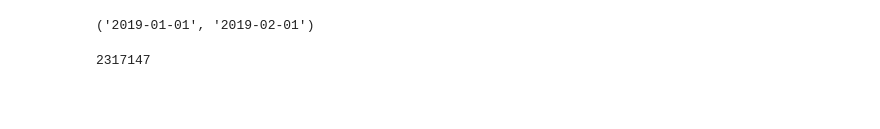
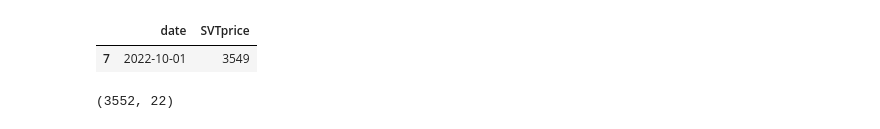
Before and after one commit to RichardHaythorn/PriceCapPredictor, a Jupyter notebook: dev.ipynb, the cells around one changed output. Drawn from its saved outputs; the diff is of its cells as text; code cells hidden in the pictures; blank space fills up the shorter version.

```diff
--- a/dev.ipynb
+++ b/dev.ipynb
@@ -14,6 +5,0 @@ month = "1"
-# %%
-from_settlement_date = f"{year}-{str(month).zfill(2)}-01"
-to_settlement_date = f"{year}-{str(int(month)+1).zfill(2)}-01"
-from_settlement_date,to_settlement_date
-# %% [output]
-('2019-01-01', '2019-02-01')
@@ -19,0 +8,5 @@ from_settlement_date,to_settlement_date
+# %%
+pricecap.query("date == '2022-10-01'")
+# %% [output]
+|  | date | SVTprice |
+| 7 | 2022-10-01 | 3549 |
@@ -20,4 +20,4 @@ from_settlement_date,to_settlement_date
 # %%
-df.__sizeof__()
+df.shape
 # %% [output]
-2317147
+(3552, 22)
```
Also changed, not shown: parts of 9 cells of this notebook.
